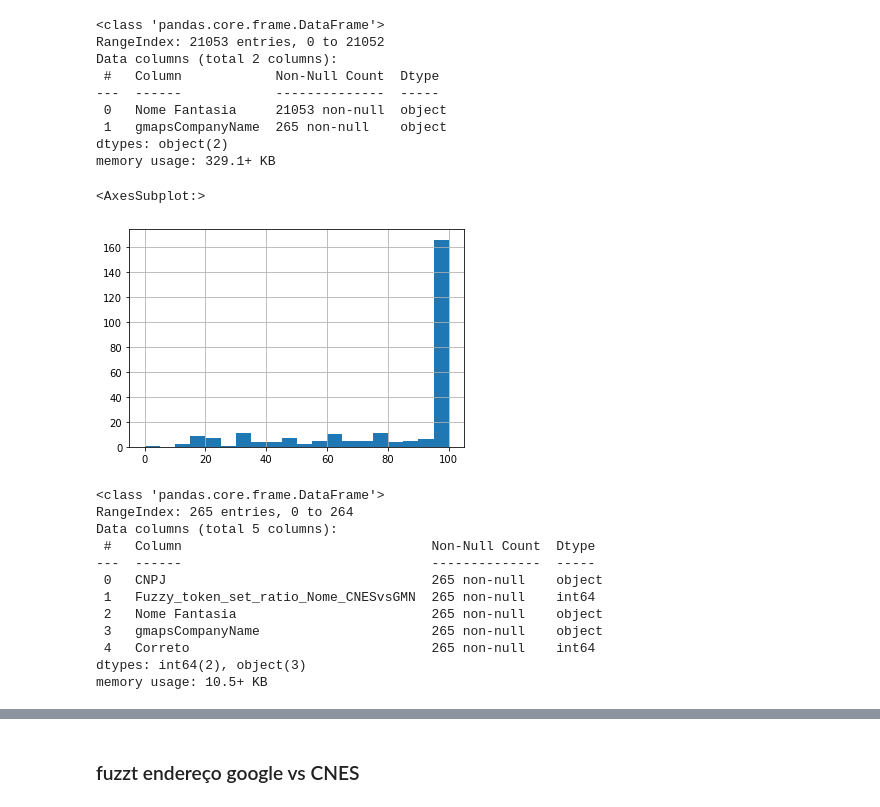
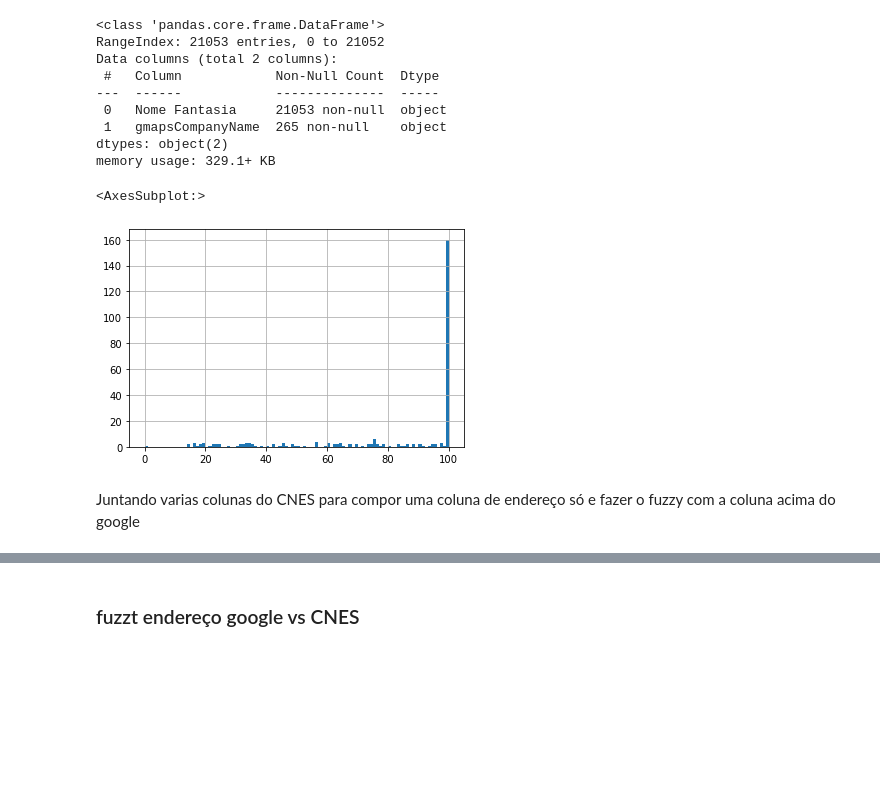
Before and after one commit to renatolotto/HZN-tese-psiquiatria, a Jupyter notebook: Fuzzy_pipe.ipynb, the cells around one changed output, grey strips where cells are left out. Saved outputs shown, nothing was run; the diff lists cells and outputs as text; code cells hidden in the pictures; blank space fills up the shorter version.

```diff
--- a/Fuzzy_pipe.ipynb
+++ b/Fuzzy_pipe.ipynb
@@ -277,8 +286,10 @@ memory usage: 329.1+ KB
 # df[['Nome Fantasia','gmapsCompanyName',"Fuzzy_Nome_CNESvsGMN"]].info()
 df['gmapsCompanyName'] = df['gmapsCompanyName'].apply(lambda x: x.replace('nan',''))
 # %%
-df["Fuzzy_token_set_ratio_Nome_CNESvsGMN"].hist(bins=20)
+df["Fuzzy_token_set_ratio_Nome_CNESvsGMN"].hist(bins=100)
 # df["Fuzzy_Nome_CNESvsGMN"].value_counts()
 # %% [output]
 <AxesSubplot:>
-[figure, old version]
+[figure, new version]
+# %% [markdown]
+Juntando varias colunas do CNES para compor uma coluna de endereço só e fazer o fuzzy com a coluna acima do google
@@ -289,17 +299,0 @@ df["Fuzzy_token_set_ratio_Nome_CNESvsGMN"].hist(bins=20)
-# %%
-df_nome_GMN_check = pd.read_excel('fuzzy_fantasia3.xlsx',dtype={'CNPJ': object})
-df_nome_GMN_check = df_nome_GMN_check[['CNPJ','Fuzzy_token_set_ratio_Nome_CNESvsGMN','Nome Fantasia','gmapsCompanyName','Correto']]
-df_nome_GMN_check.info()
-# %% [output]
-<class 'pandas.core.frame.DataFrame'>
-RangeIndex: 265 entries, 0 to 264
-Data columns (total 5 columns):
- #   Column                                Non-Null Count  Dtype
----  ------                                --------------  -----
- 0   CNPJ                                  265 non-null    object
- 1   Fuzzy_token_set_ratio_Nome_CNESvsGMN  265 non-null    int64
- 2   Nome Fantasia                         265 non-null    object
- 3   gmapsCompanyName                      265 non-null    object
- 4   Correto                               265 non-null    int64
-dtypes: int64(2), object(3)
-memory usage: 10.5+ KB
```
Also changed, not shown: parts of 27 cells of this notebook, 1 other file.
